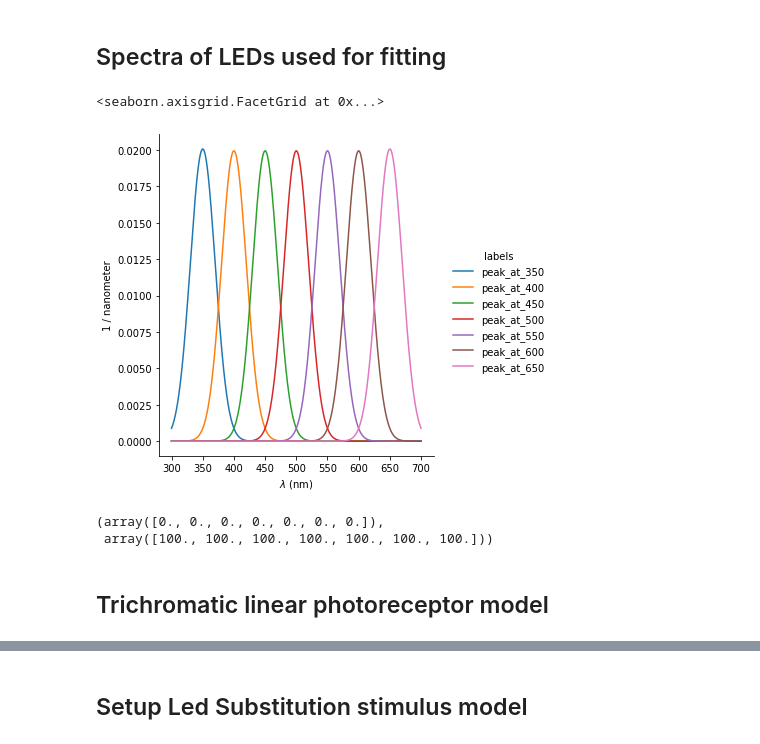
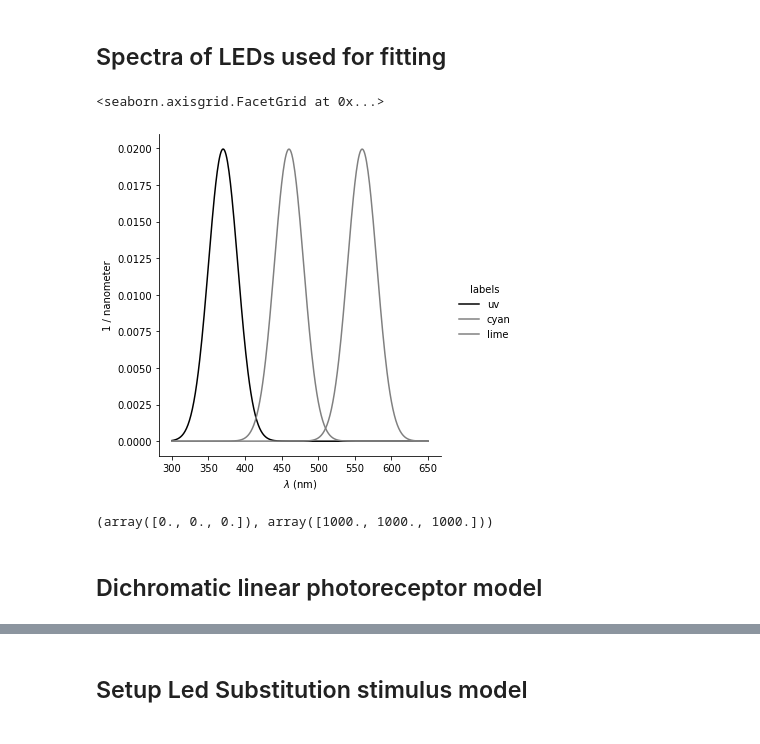
Before and after one commit to neuralsignal/dreye, a Jupyter notebook: tutorials/led_substitution_stimuli.ipynb, the cells around one changed output, grey strips where cells are left out. Drawn from its saved outputs; the diff is of its cells as text; code cells hidden in the pictures.

```diff
--- a/tutorials/led_substitution_stimuli.ipynb
+++ b/tutorials/led_substitution_stimuli.ipynb
@@ -15,15 +14,22 @@ measured_spectra = dreye.get_led_spectra_container()
+# %%
+wls = np.arange(300, 651)
+# %%
+measured_spectra = dreye.get_led_spectra_container(
+    [370, 460, 560], wavelengths=wls, names=['uv', 'cyan', 'lime'],
+    intensity_bounds=(0, 1000)
+)
+led_cmap = dict(zip(measured_spectra.names, ['black', 'gray', 'grey']))
 # %% [markdown]
 ## Spectra of LEDs used for fitting
 # %%
-measured_spectra.normalized_spectra.plot()
+measured_spectra.normalized_spectra.plot(palette=led_cmap)
 # %% [output]
 <seaborn.axisgrid.FacetGrid at 0x...>
-[figure, old version]
+[figure, new version]
 # %%
 # intensity range of LEDs
 measured_spectra.intensity_bounds
 # %% [output]
-(array([0., 0., 0., 0., 0., 0., 0.]),
- array([100., 100., 100., 100., 100., 100., 100.]))
+(array([0., 0., 0.]), array([1000., 1000., 1000.]))
 # %% [markdown]
-## Trichromatic linear photoreceptor model
+## Dichromatic linear photoreceptor model
```
Also changed, not shown: parts of 31 cells of this notebook, 19 other files.
